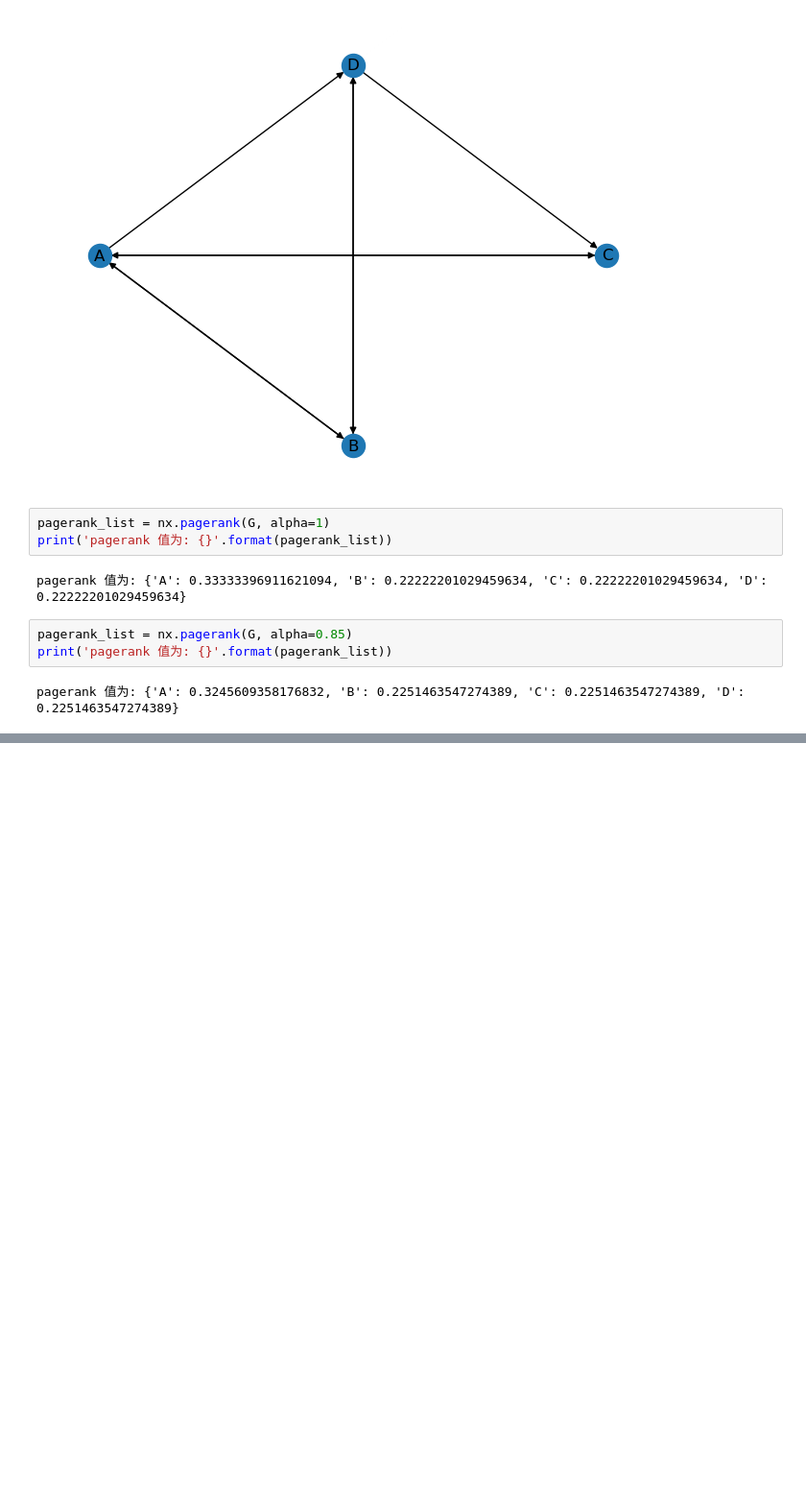
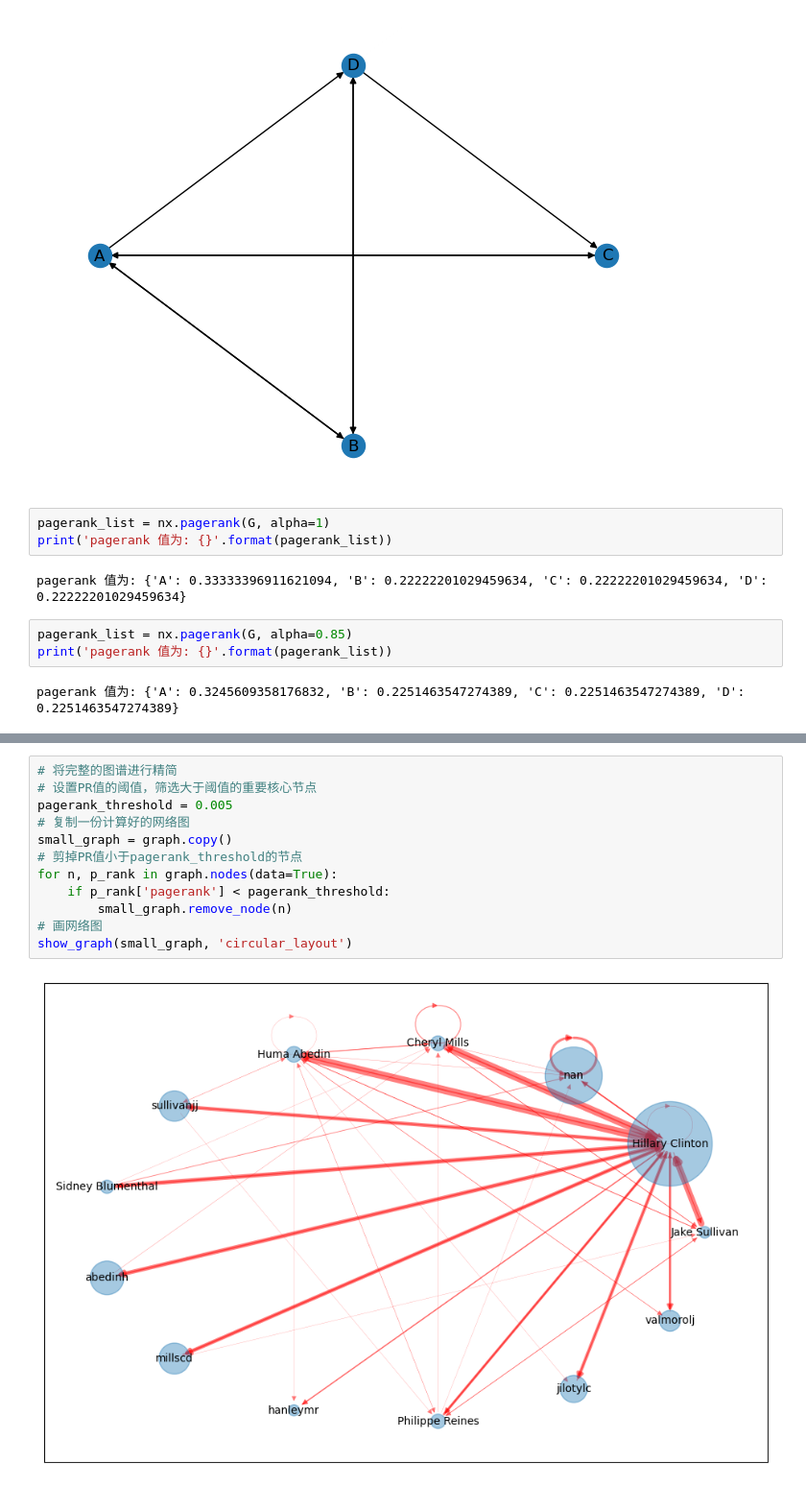
Before and after one commit to hivandu/AI_Cheats, a Jupyter notebook: Core BI/26. pagerank.ipynb, the cells around one changed output, grey strips where cells are left out. Shown: that part at 96% size. Drawn from its saved outputs; the diff is of its cells as text; blank space fills up the shorter version.

```diff
--- a/Core BI/26. pagerank.ipynb
+++ b/Core BI/26. pagerank.ipynb
@@ -32,0 +138,14 @@ pagerank 值为: {'A': 0.3245609358176832, 'B': 0.2251463547274389, 'C': 0.22514
+# %%
+# 将完整的图谱进行精简
+# 设置PR值的阈值，筛选大于阈值的重要核心节点
+pagerank_threshold = 0.005
+# 复制一份计算好的网络图
+small_graph = graph.copy()
+# 剪掉PR值小于pagerank_threshold的节点
+for n, p_rank in graph.nodes(data=True):
+    if p_rank['pagerank'] < pagerank_threshold:
+        small_graph.remove_node(n)
+# 画网络图
+show_graph(small_graph, 'circular_layout')
+# %% [output]
+[figure, added]
```
Also changed, not shown: parts of 18 cells of this notebook.
